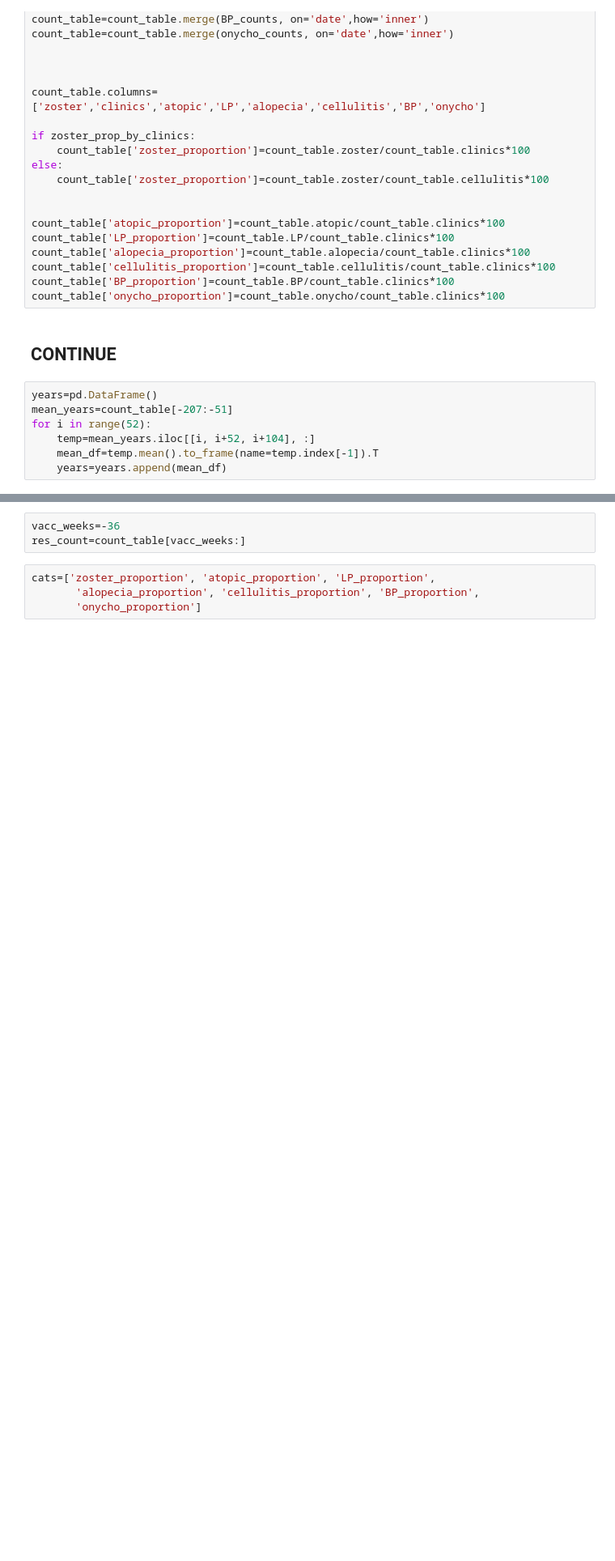
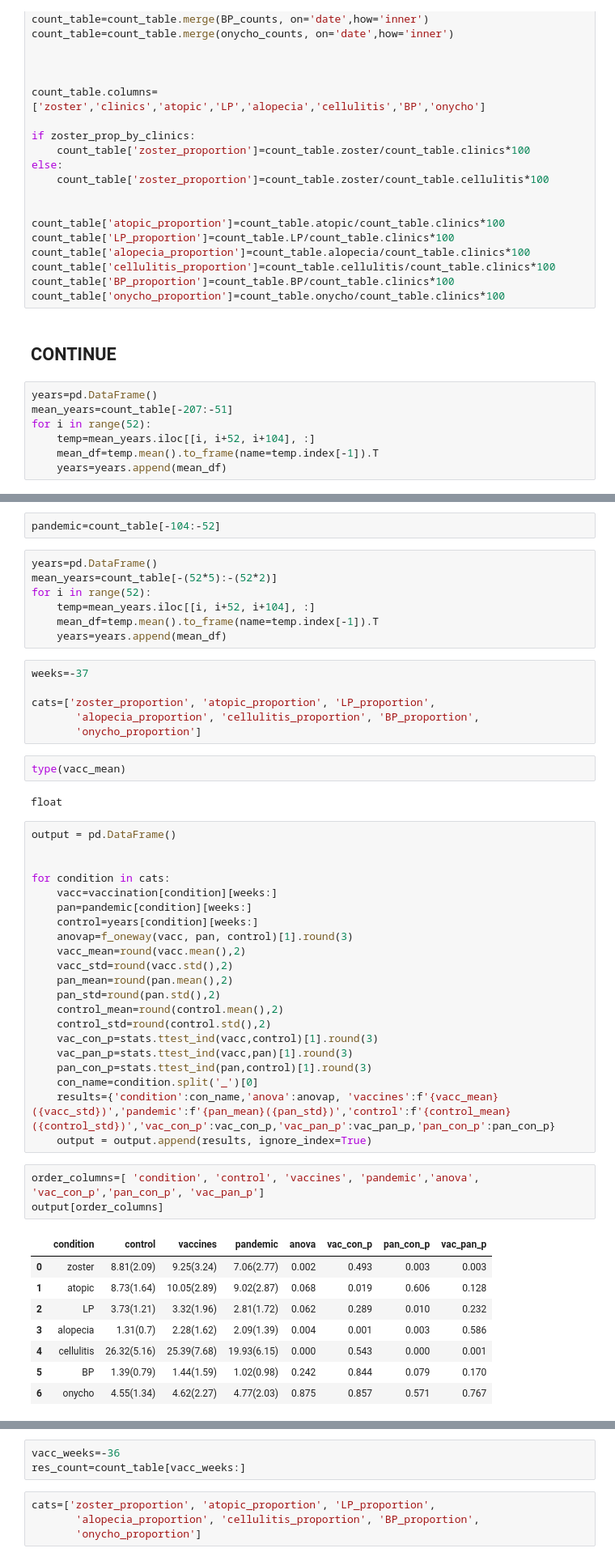
Before and after one commit to zhsegal/backup, a Jupyter notebook: vaccines/vaccines_weeks.ipynb, the cells around one changed output, grey strips where cells are left out. Shown at 81% size. Saved outputs shown, nothing was run; the diff lists cells and outputs as text; blank space fills up the shorter version.

```diff
--- a/vaccines/vaccines_weeks.ipynb
+++ b/vaccines/vaccines_weeks.ipynb
@@ -282,0 +276,52 @@ FOR RESULTS
+# %%
+pandemic=count_table[-104:-52]
+# %%
+years=pd.DataFrame()
+mean_years=count_table[-(52*5):-(52*2)]
+for i in range(52):
+    temp=mean_years.iloc[[i, i+52, i+104], :]
+    mean_df=temp.mean().to_frame(name=temp.index[-1]).T
+    years=years.append(mean_df)
+# %%
+weeks=-37
+
+cats=['zoster_proportion', 'atopic_proportion', 'LP_proportion',
+       'alopecia_proportion', 'cellulitis_proportion', 'BP_proportion',
+       'onycho_proportion']
+# %%
+type(vacc_mean)
+# %% [output]
+float
+# %%
+output = pd.DataFrame()
+
+
+for condition in cats:
+    vacc=vaccination[condition][weeks:]
+    pan=pandemic[condition][weeks:]
+    control=years[condition][weeks:]
+    anovap=f_oneway(vacc, pan, control)[1].round(3)
+    vacc_mean=round(vacc.mean(),2)
+    vacc_std=round(vacc.std(),2)
+    pan_mean=round(pan.mean(),2)
+    pan_std=round(pan.std(),2)
+    control_mean=round(control.mean(),2)
+    control_std=round(control.std(),2)
+    vac_con_p=stats.ttest_ind(vacc,control)[1].round(3)
+    vac_pan_p=stats.ttest_ind(vacc,pan)[1].round(3)
+    pan_con_p=stats.ttest_ind(pan,control)[1].round(3)
+    con_name=condition.split('_')[0]
+    results={'condition':con_name,'anova':anovap, 'vaccines':f'{vacc_mean}({vacc_std})','pandemic':f'{pan_mean}({pan_std})','control':f'{control_mean}({control_std})','vac_con_p':vac_con_p,'vac_pan_p':vac_pan_p,'pan_con_p':pan_con_p}
+    output = output.append(results, ignore_index=True)
+# %%
+order_columns=[ 'condition', 'control', 'vaccines', 'pandemic','anova', 'vac_con_p','pan_con_p', 'vac_pan_p']
+output[order_columns]
+# %% [output]
+|  | condition | control | vaccines | pandemic | anova | vac_con_p | pan_con_p | vac_pan_p |
+| 0 | zoster | 8.81(2.09) | 9.25(3.24) | 7.06(2.77) | 0.002 | 0.493 | 0.003 | 0.003 |
+| 1 | atopic | 8.73(1.64) | 10.05(2.89) | 9.02(2.87) | 0.068 | 0.019 | 0.606 | 0.128 |
+| 2 | LP | 3.73(1.21) | 3.32(1.96) | 2.81(1.72) | 0.062 | 0.289 | 0.010 | 0.232 |
+| 3 | alopecia | 1.31(0.7) | 2.28(1.62) | 2.09(1.39) | 0.004 | 0.001 | 0.003 | 0.586 |
+| 4 | cellulitis | 26.32(5.16) | 25.39(7.68) | 19.93(6.15) | 0.000 | 0.543 | 0.000 | 0.001 |
+| 5 | BP | 1.39(0.79) | 1.44(1.59) | 1.02(0.98) | 0.242 | 0.844 | 0.079 | 0.170 |
+| 6 | onycho | 4.55(1.34) | 4.62(2.27) | 4.77(2.03) | 0.875 | 0.857 | 0.571 | 0.767 |
```
Also changed, not shown: parts of 16 cells of this notebook, 2 other files.
